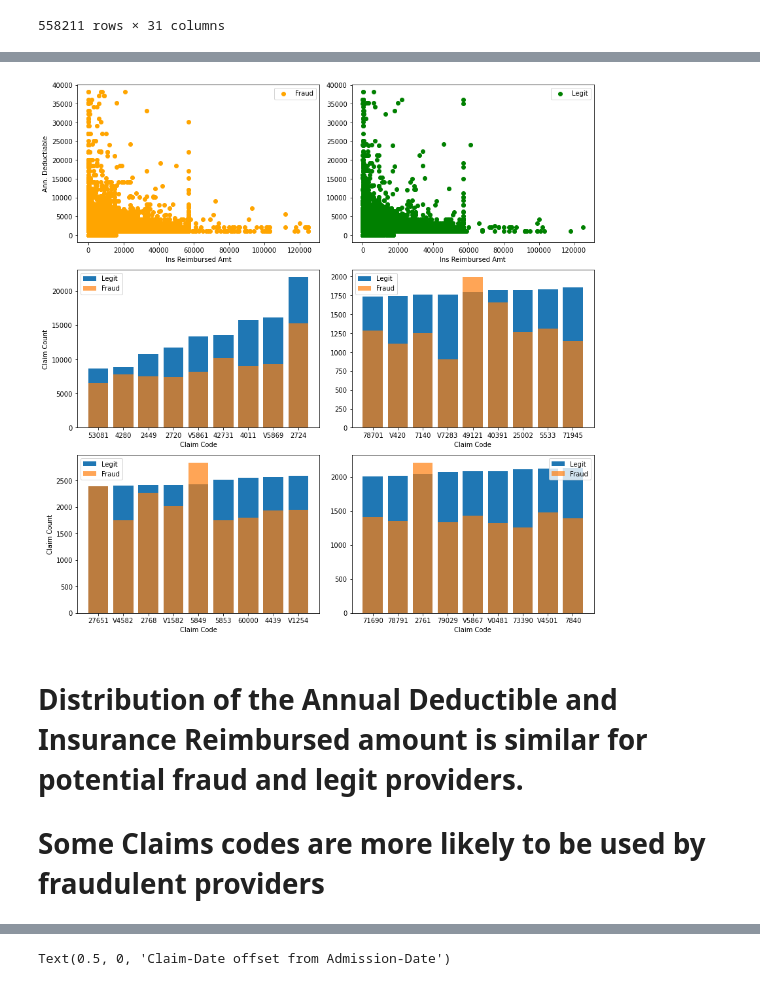
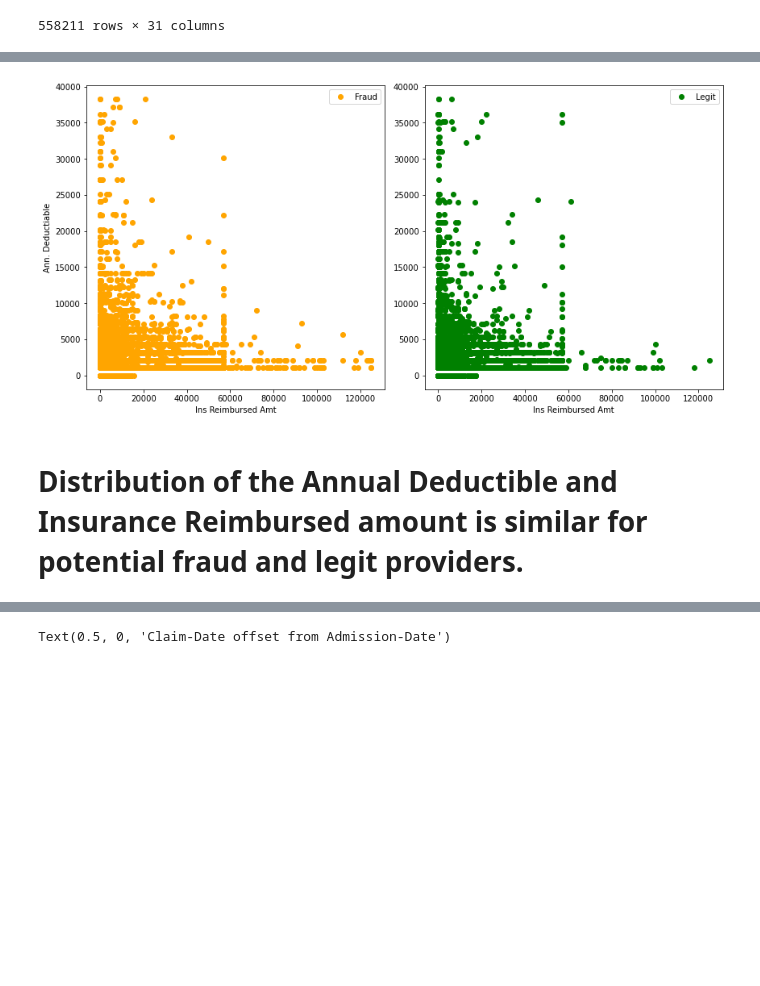
Before and after one commit to supernaut11/data602-final-project, a Jupyter notebook: src/Data602.ipynb, the cells around one changed output, grey strips where cells are left out. Saved outputs shown, nothing was run; the diff lists cells and outputs as text; code cells hidden in the pictures; blank space fills up the shorter version.

```diff
--- a/src/Data602.ipynb
+++ b/src/Data602.ipynb
@@ -43,4 +38,0 @@ DOD count=1421
-# %%
-#trn_bene.dropna(thresh=10000, axis=1, inplace=True)
-trn_bene['DOD'].fillna("2020-12-31",inplace=True)
-trn_bene.describe()
@@ -236,48 +100,25 @@ clm_comb
 # %%
-fig, ax = mpl.subplots(nrows=3, ncols=2, figsize=(12,12))
+fig, ax = mpl.subplots(nrows=1, ncols=2, figsize=(12,6))
 #ax = fig.add_axes([0.1,0.1,0.9,0.9])
-ax[0,0].scatter(trn_df['InscClaimAmtReimbursed'][trn_df['PotentialFraud'] == 'Yes'], trn_df['IPAnnualDeductibleAmt'][trn_df['PotentialFraud'] == 'Yes'], c='orange', label='Fraud')
-ax[0,1].scatter(trn_df['InscClaimAmtReimbursed'][trn_df['PotentialFraud'] == 'No'], trn_df['IPAnnualDeductibleAmt'][trn_df['PotentialFraud'] == 'No'], c='g', label='Legit')
-ax[1,0].bar(clm_comb[0][-11:-2],clm_comb['1_x'][-11:-2], label='Legit')
-ax[1,0].bar(clm_comb[0][-11:-2],clm_comb['1_y'][-11:-2],alpha=0.7, label='Fraud')
-
-ax[1,1].bar(clm_comb[0][-95:-86],clm_comb['1_x'][-95:-86], label='Legit')
-ax[1,1].bar(clm_comb[0][-95:-86],clm_comb['1_y'][-95:-86], alpha=0.7, label='Fraud')
-
-ax[2,0].bar(clm_comb[0][-60:-51],clm_comb['1_x'][-60:-51], label='Legit')
-ax[2,0].bar(clm_comb[0][-60:-51],clm_comb['1_y'][-60:-51], alpha=0.7, label='Fraud')
-
-ax[2,1].bar(clm_comb[0][-80:-71],clm_comb['1_x'][-80:-71], label='Legit')
-ax[2,1].bar(clm_comb[0][-80:-71],clm_comb['1_y'][-80:-71], alpha=0.7, label='Fraud')
+ax[0].scatter(trn_df['InscClaimAmtReimbursed'][trn_df['PotentialFraud'] == 'Yes'], trn_df['IPAnnualDeductibleAmt'][trn_df['PotentialFraud'] == 'Yes'], c='orange', label='Fraud')
+ax[1].scatter(trn_df['InscClaimAmtReimbursed'][trn_df['PotentialFraud'] == 'No'], trn_df['IPAnnualDeductibleAmt'][trn_df['PotentialFraud'] == 'No'], c='g', label='Legit')
 
 
-ax[0,0].set_xlabel('Ins Reimbursed Amt')
-ax[0,1].set_xlabel('Ins Reimbursed Amt')
-ax[0,0].set_ylabel('Ann. Deductiable')
-ax[1,0].set_xlabel('Claim Code')
-ax[1,1].set_xlabel('Claim Code')
-ax[2,0].set_xlabel('Claim Code')
-ax[2,1].set_xlabel('Claim Code')
-ax[1,0].set_ylabel('Claim Count')
-ax[2,0].set_ylabel('Claim Count')
-
+ax[0].set_xlabel('Ins Reimbursed Amt')
+ax[1].set_xlabel('Ins Reimbursed Amt')
+ax[0].set_ylabel('Ann. Deductiable')
 
 
 #ax[1].set_ylabel('Ann. Deductible')
 
-ax[0,0].legend(loc=0)
-ax[0,1].legend(loc=0)
-ax[1,0].legend(loc=0)
-ax[1,1].legend(loc=0)
-ax[2,0].legend(loc=0)
-ax[2,1].legend(loc=0)
+ax[0].legend(loc=0)
+ax[1].legend(loc=0)
 
 fig.tight_layout()
 # %% [output]
-[figure, old version]
+[figure, new version]
 # %% [markdown]
 # Distribution of the Annual Deductible and Insurance Reimbursed amount is similar for potential fraud and legit providers.
-# Some Claims codes are more likely to be used by fraudulent providers
 # %%
 from datetime import timedelta
 trn_df['Age@Claim-Yrs'] = (pd.to_datetime(trn_df['ClaimStartDt'],format='%Y-%m-%d') - pd.to_datetime(trn_df['DOB'],format='%Y-%m-%d'))/timedelta(days=365)
```
Also changed, not shown: parts of 19 cells of this notebook.
